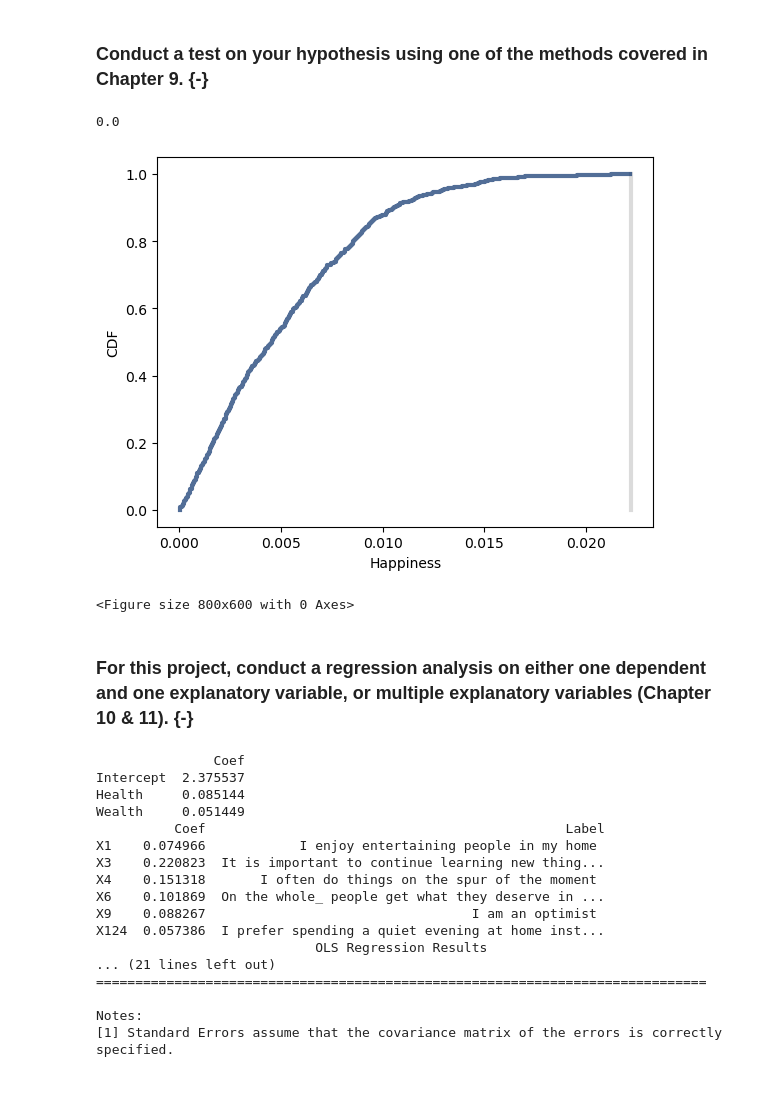
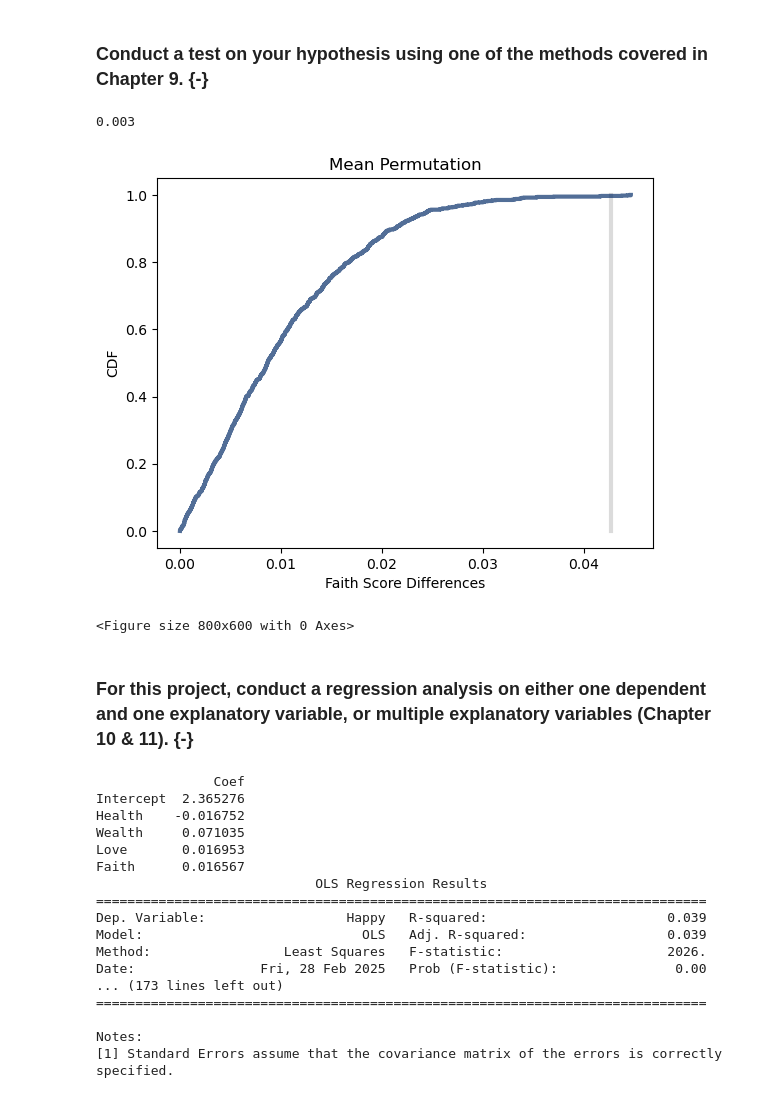
Before and after one commit to jeffbaronp3/BARON_DSC530_TermProject, a Jupyter notebook: BARON_DSC530_TermProject.ipynb, the cells around one changed output. Saved outputs shown, nothing was run; the diff lists cells and outputs as text; code cells hidden in the pictures.

Commit message:
Completed PPT & Data Analysis

```diff
--- a/BARON_DSC530_TermProject.ipynb
+++ b/BARON_DSC530_TermProject.ipynb
@@ -116,0 +167,6 @@ print(data.head(10))
+# %%
+data["Wave"] = [int(x)-81 for x in first["RespID"].str[:2]]
+data["Happy"] = first["Happy"]
+data["Politics"] = first["Politics"]
+
+print(data.head(10))
@@ -326,74 +391,77 @@ Spearmans Corr: 0.1825
 # %% [markdown]
 ### Conduct a test on your hypothesis using one of the methods covered in Chapter 9. {-}
 # %%
+import math
+
 class DiffMeansPermute(thinkstats2.HypothesisTest):
 
     def TestStatistic(self, data):
         group1, group2 = data
         test_stat = abs(group1.mean() - group2.mean())
         return test_stat
 
     def MakeModel(self):
         group1, group2 = self.data
         self.n, self.m = len(group1), len(group2)
         self.pool = np.hstack((group1, group2))
 
     def RunModel(self):
         np.random.shuffle(self.pool)
         data = self.pool[:self.n], self.pool[self.n:]
         return data
 
-Dems = data[data.Politics == 1].Happy
-Reps = data[data.Politics == 2].Happy
-hdata = Dems, Reps
+Later = data.Faith[data.Wave >=5]
+Early = data.Faith[data.Wave < 5]
+hdata = Early, Later
 ht = DiffMeansPermute(hdata)
 pvalue = ht.PValue()
 
 print(pvalue)
 ht.PlotCdf()
-thinkplot.Show(xlabel='Happiness', ylabel='CDF')
+thinkplot.Show(title="Mean Permutation", xlabel='Faith Score Differences', ylabel='CDF')
 # %% [output]
-0.0
+0.003
-[figure, old version]
+[figure, new version]
 <Figure size 800x600 with 0 Axes>
 # %% [markdown]
 ### For this project, conduct a regression analysis on either one dependent and one explanatory variable, or multiple explanatory variables (Chapter 10 & 11). {-}
 # %%
-import statsmodels.formula.api as smf
-
 formula = 'Happy ~ Health + Wealth + Love + Faith'
 model = smf.ols(formula, data=data)
 results = model.fit()
 resframe = pd.DataFrame(results.params)
 resframe.columns = ["Coef"]
-print(resframe[resframe.Coef > 0.05])
-for i in range(1,127):
+print(resframe)
+print(results.summary())
+
+allq = pd.DataFrame(first["X1"])
+allq["Happy"] = first.Happy
+formula = 'Happy ~ X1'
+for i in range(2,126):
+    allq["X"+str(i)] = first["X"+str(i)]
     formula += (" + X" + str(i))
-model = smf.ols(formula, data=data)
+
+model = smf.ols(formula, data=allq)
 results = model.fit()
 resframe = pd.DataFrame(results.params)
 final = pd.merge(resframe, dataindex, left_index=True, right_index=True, how='inner')
 final.columns = ["Coef","Label"]
-print(final[final.Coef > 0.05])
-
-formula = 'Happy ~ Health + X3'
-model = smf.ols(formula, data=data)
-results = model.fit()
+print(final.nlargest(5,"Coef"))
 print(results.summary())
 # %% [output]
                Coef
-Intercept  2.375537
-Health     0.085144
-Wealth     0.051449
-          Coef                                              Label
-X1    0.074966            I enjoy entertaining people in my home
-X3    0.220823  It is important to continue learning new thing...
-X4    0.151318       I often do things on the spur of the moment
-X6    0.101869  On the whole_ people get what they deserve in ...
-X9    0.088267                                  I am an optimist
-X124  0.057386  I prefer spending a quiet evening at home inst...
+Intercept  2.365276
+Health    -0.016752
+Wealth     0.071035
+Love       0.016953
+Faith      0.016567
                             OLS Regression Results
-... (21 lines left out)
+==============================================================================
+Dep. Variable:                  Happy   R-squared:                       0.039
+Model:                            OLS   Adj. R-squared:                  0.039
+Method:                 Least Squares   F-statistic:                     2026.
+Date:                Fri, 28 Feb 2025   Prob (F-statistic):               0.00
+... (173 lines left out)
 ==============================================================================
 
 Notes:
```
Also changed, not shown: parts of 12 cells of this notebook, 5 other files.
